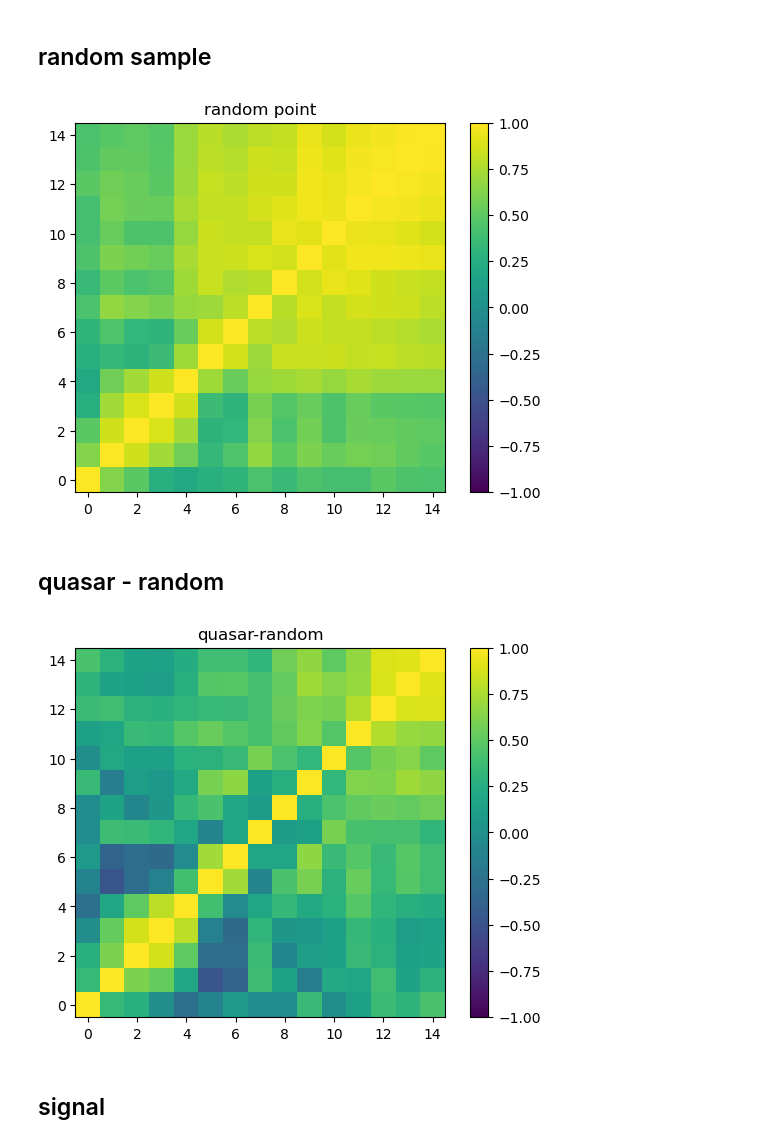
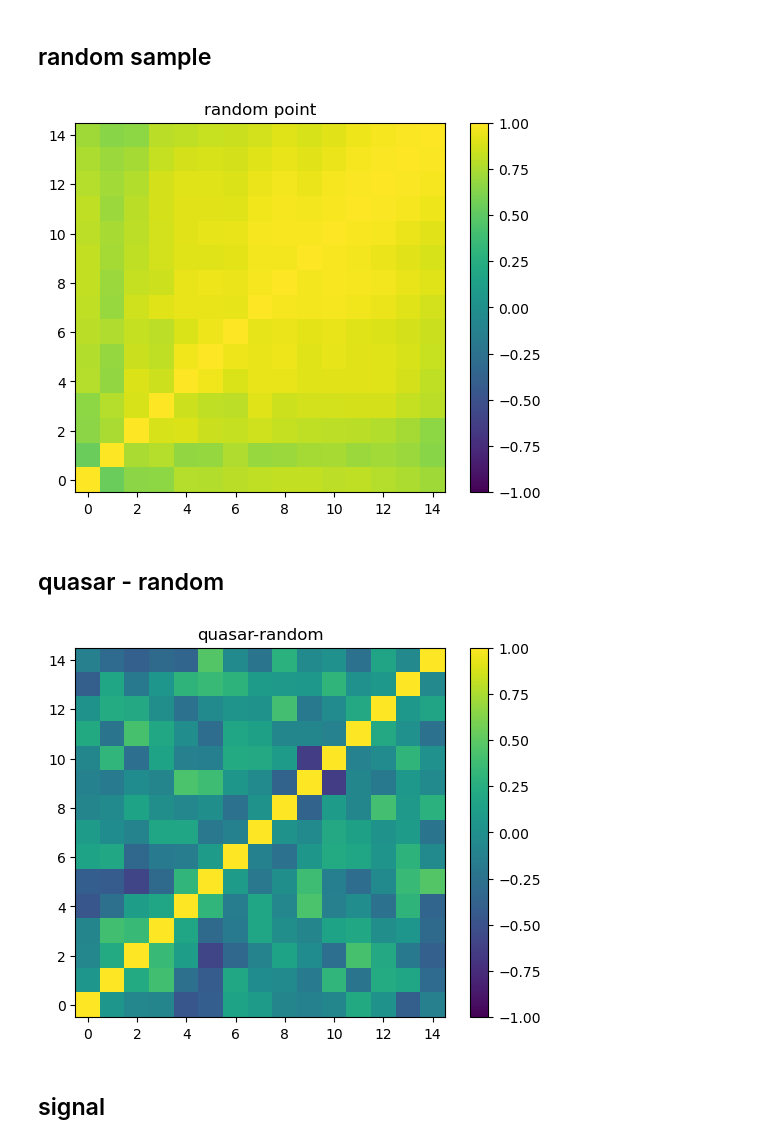
Before and after one commit to MeloDi-23/quasar-CMB-lensing-correlation, a Jupyter notebook: jupyter/result_quasar.ipynb, the cells around one changed output. Cells and saved outputs as stored; diff of their text form; code cells hidden in the pictures.

Commit message:
apply new quasar catalogue and calculate auto coorelation

```diff
--- a/jupyter/result_quasar.ipynb
+++ b/jupyter/result_quasar.ipynb
@@ -17,15 +17,15 @@ def weight_nan_mean(value, weight):
         mean_val[i] = np.average(val, weights=wei)
     return mean_val
 # %%
-dat = np.load('../calculation_data/result_r=3_100_15_quasar_narrow_z_cut_CMB_lcut_n_2048_tree.npy')
-dat_r = np.load('../calculation_data/result_r=3_100_15_random_sample_quasar_narrow_z_cut_CMB_lcut_n_2048_tree.npy')
+dat = np.load('../calculation_data/result_r=3_100_15_quasar_lss_CMB_lcut_tree.npy')
+dat_r = np.load('../calculation_data/result_r=3_100_15_random_quasar_lss_CMB_lcut_tree.npy')
 value = dat[0]
 weight = dat[1]
 value_r = dat_r[0]
 weight_r = dat_r[1]
 
 
-quasar_cata = np.load('../catalogue/quasar_narrow_z_cut.npy')
+quasar_cata = np.load('../catalogue/quasar_lss.npy')
 c = coo.SkyCoord(ra=quasar_cata['ra']*u.degree, dec=quasar_cata['dec']*u.degree)
 
 l = c.galactic.l.to(u.rad).value
@@ -34,7 +34,7 @@ pix = hp.ang2pix(Nside_jack, theta=np.pi/2-b, phi=l)
 
 print('finish loading quasar catalogue')
 
-random_sample = np.load('../catalogue/random_sample_quasar_narrow_z_cut.npy')
+random_sample = np.load('../catalogue/random_quasar_lss.npy')
 c = coo.SkyCoord(ra=random_sample['ra']*u.degree, dec=random_sample['dec']*u.degree)
 
 l = c.galactic.l.to(u.rad).value
@@ -87,30 +86,29 @@ plt.title('random point')
 plt.colorbar()
 plt.show()
 # %% [output]
-[figure, old version]
+[figure, new version]
 # %% [markdown]
 ## quasar - random
 # %%
 def jackknife_resample(i):
     idx = pix != i
     idx_r = pix_r != i
     return weight_nan_mean(value[idx], weight[idx])-weight_nan_mean(value_r[idx_r], weight_r[idx_r])
 pro = mp.Pool(20)
 result = pro.map(jackknife_resample, np.unique(pix))
 jack_val = np.vstack(result)
 cov_mat = np.cov(jack_val, ddof=0, rowvar=False)*(len(result)-1)
 std_sub = np.sqrt([cov_mat[i,i] for i in range(cov_mat.shape[0])])
-
 for i in range(cov_mat.shape[0]):
     for j in range(cov_mat.shape[0]):
         cov_mat[i,j] /= std_sub[i]*std_sub[j]
-std_sub*=len(result)**0.5
+
 plt.imshow(cov_mat, origin='lower', vmin=-1, vmax=1)
 plt.title('quasar-random')
 plt.colorbar()
 plt.show()
 # %% [output]
-[figure, old version]
+[figure, new version]
 # %% [markdown]
 ## signal
 # %%
```
Also changed, not shown: parts of 2 cells of this notebook, 41 other files.
